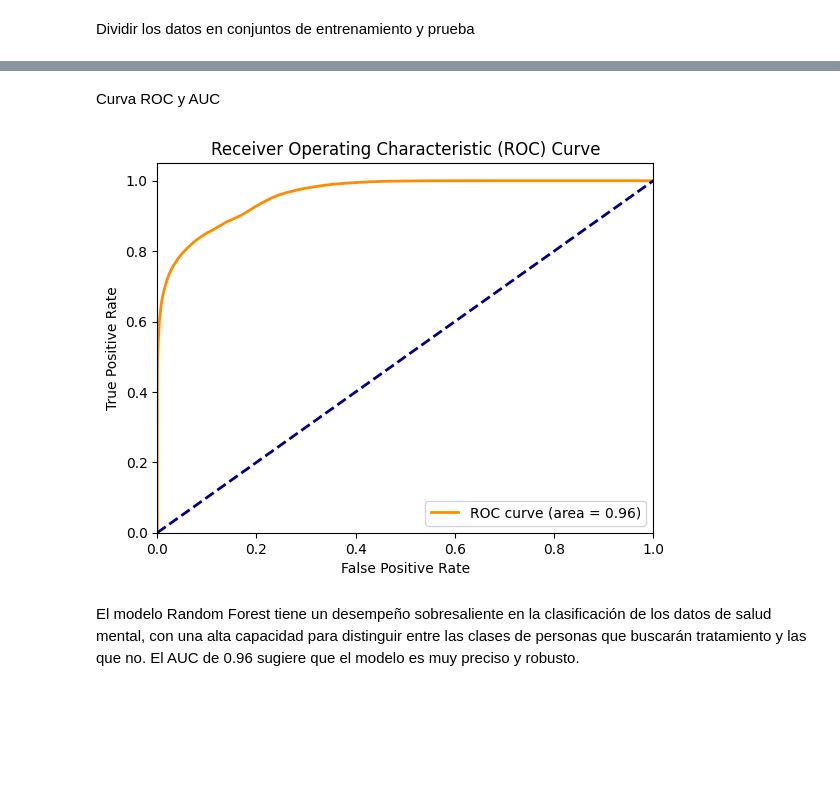
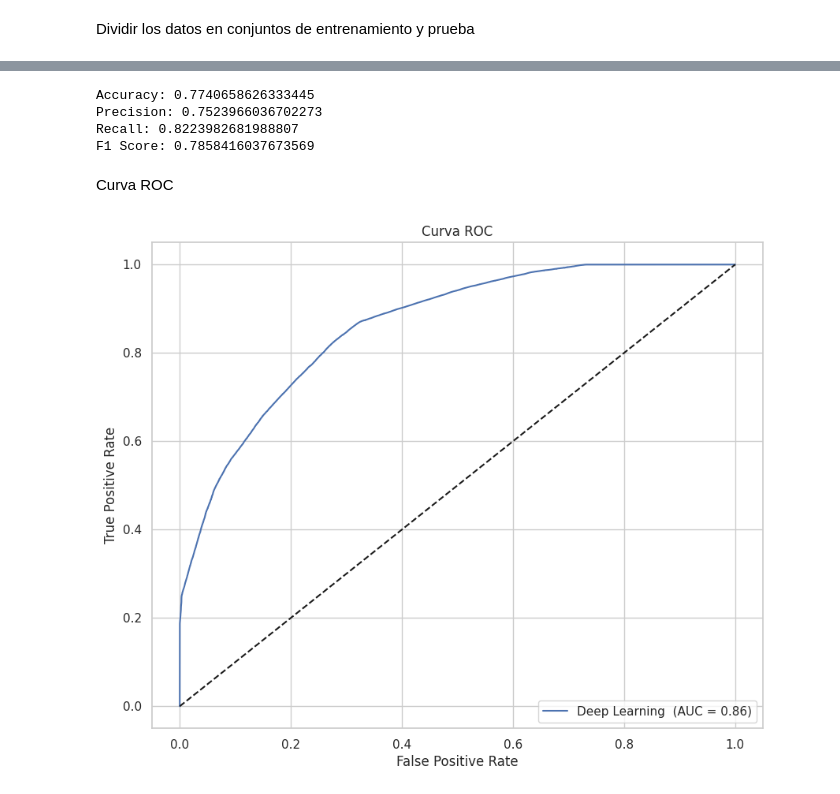
Before and after one commit to Cordova0397/Carlos_Cordova_EC3, a Jupyter notebook: Proyecto_2.ipynb, the cells around one changed output, grey strips where cells are left out. Saved outputs shown, nothing was run; the diff lists cells and outputs as text; code cells hidden in the pictures; blank space fills up the shorter version.

```diff
--- a/Proyecto_2.ipynb
+++ b/Proyecto_2.ipynb
@@ -199,0 +363,2 @@ erróneamente como 1 cuando en realidad eran 0.
+# %%
+history = model.fit(X_train, y_train, epochs=20, batch_size=32, validation_split=0.2, verbose=1)
@@ -199,0 +385,3 @@ erróneamente como 1 cuando en realidad eran 0.
+# %%
+y_pred_prob = model.predict(X_test).ravel()
+y_pred = (y_pred_prob > 0.5).astype(int)
@@ -200,21 +397,26 @@ erróneamente como 1 cuando en realidad eran 0.
+# %%
+print(f'Accuracy: {accuracy}')
+print(f'Precision: {precision}')
+print(f'Recall: {recall}')
+print(f'F1 Score: {f1}')
+# %% [output]
+Accuracy: 0.7740658626333445
+Precision: 0.7523966036702273
+Recall: 0.8223982681988807
+F1 Score: 0.7858416037673569
 # %% [markdown]
-Curva ROC y AUC
+Curva ROC
-# %%
-y_pred_prob = model.predict_proba(X_test)[:, 1]
-fpr, tpr, thresholds = roc_curve(y_test, y_pred_prob)
-roc_auc = auc(fpr, tpr)
+# %%
+fpr, tpr, _ = roc_curve(y_test, y_pred_prob)
+roc_auc = roc_auc_score(y_test, y_pred_prob)
 # %%
-plt.figure()
-plt.plot(fpr, tpr, color='darkorange', lw=2, label='ROC curve (area = %0.2f)' % roc_auc)
-plt.plot([0, 1], [0, 1], color='navy', lw=2, linestyle='--')
-plt.xlim([0.0, 1.0])
-plt.ylim([0.0, 1.05])
+plt.figure(figsize=(10, 8))
+plt.plot(fpr, tpr, label=f'Deep Learning  (AUC = {roc_auc:.2f})')
+plt.plot([0, 1], [0, 1], 'k--')
 plt.xlabel('False Positive Rate')
 plt.ylabel('True Positive Rate')
-plt.title('Receiver Operating Characteristic (ROC) Curve')
-plt.legend(loc="lower right")
+plt.title('Curva ROC')
+plt.legend(loc='lower right')
 plt.show()
 # %% [output]
-[figure, old version]
+[figure, new version]
-# %% [markdown]
-El modelo Random Forest tiene un desempeño sobresaliente en la clasificación de los datos de salud mental, con una alta capacidad para distinguir entre las clases de personas que buscarán tratamiento y las que no. El AUC de 0.96 sugiere que el modelo es muy preciso y robusto.
```
Also changed, not shown: parts of 65 cells of this notebook.
